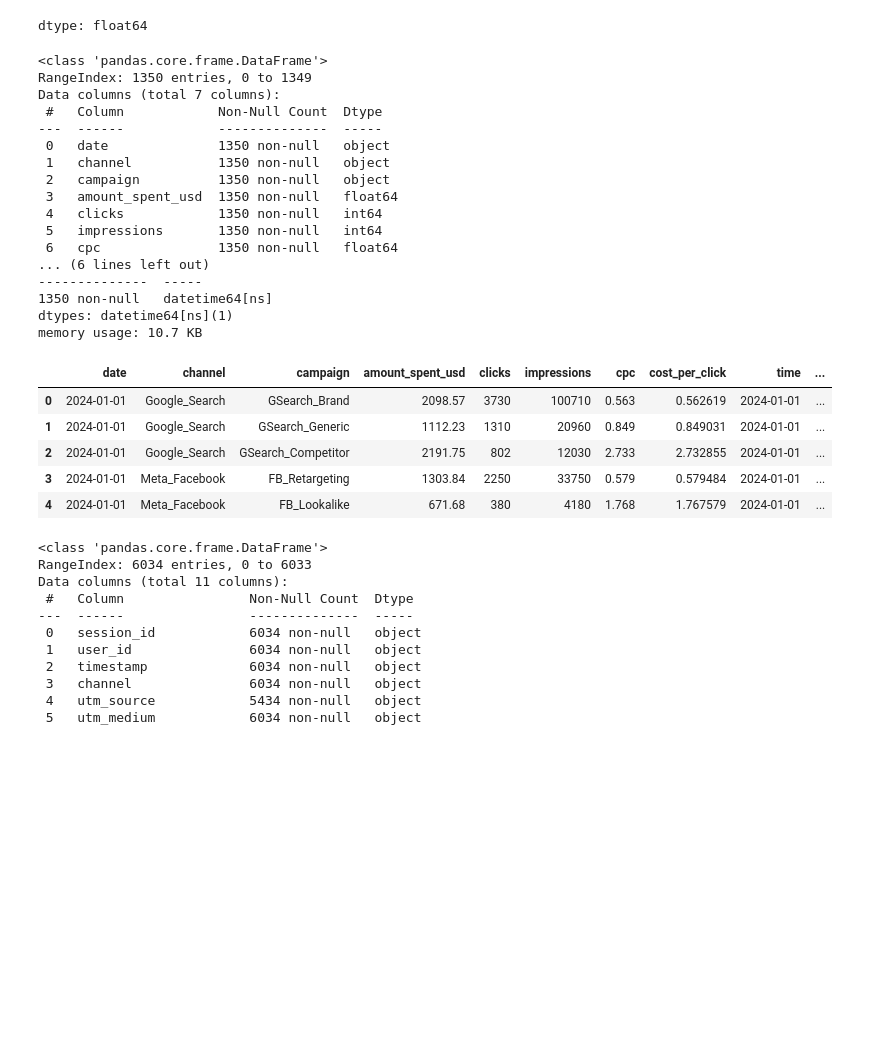
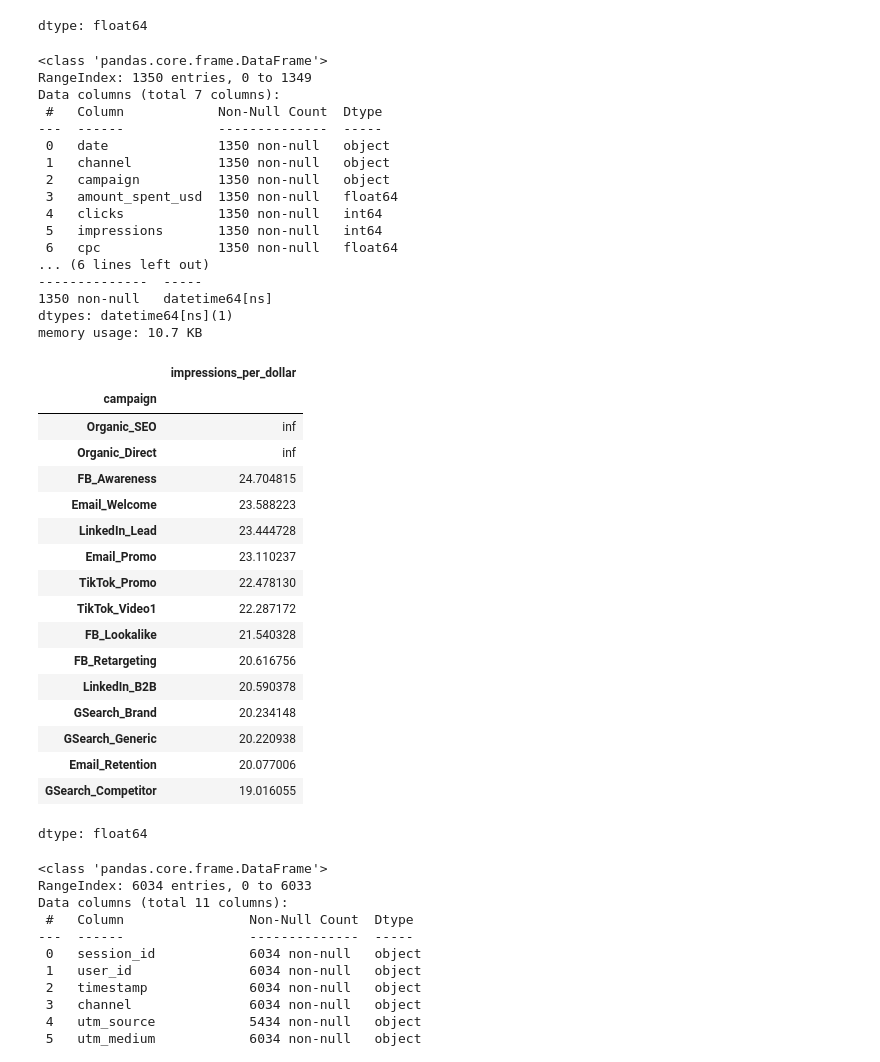
Before and after one commit to banerjee109/Infotact-Data-Team-2, a Jupyter notebook: Assignmenet_1_Roughbook.ipynb, the cells around one changed output. Saved outputs shown, nothing was run; the diff lists cells and outputs as text; code cells hidden in the pictures; blank space fills up the shorter version.

Commit message:
Extracted average impressions created per dollar used in various campaigns in ad_spend_df

```diff
--- a/Assignmenet_1_Roughbook.ipynb
+++ b/Assignmenet_1_Roughbook.ipynb
@@ -269,39 +269,52 @@ ad_spend_df["date"].head(5)
 ad_spend_df["time"] = pd.to_datetime(ad_spend_df["date"])
 (ad_spend_df["time"]).info()
 ad_spend_df["month"]=ad_spend_df["time"].dt.month
 ad_spend_df["day"] = ad_spend_df["time"].dt.day_name()
 ad_spend_df["month"]=ad_spend_df["time"].dt.month
 ad_spend_df["day"].unique()
 ad_spend_df["day"].nunique()
 ad_spend_df["month"].nunique()
 ad_spend_df.groupby(["month","day"])["amount_spent_usd"].mean()
 ad_spend_df.groupby(["day","month"])["amount_spent_usd"].sum().sort_index(level="day",ascending=False)
 ad_spend_df.head(3)
 ad_spend_df["impressions_per_dollar"]=ad_spend_df["impressions"] / ad_spend_df["amount_spent_usd"]
+ad_spend_df.groupby("campaign")["impressions_per_dollar"].mean().sort_values(ascending=False)
 # %% [output]
 <class 'pandas.core.frame.DataFrame'>
 RangeIndex: 1350 entries, 0 to 1349
 Data columns (total 7 columns):
  #   Column            Non-Null Count  Dtype
 ---  ------            --------------  -----
  0   date              1350 non-null   object
  1   channel           1350 non-null   object
  2   campaign          1350 non-null   object
  3   amount_spent_usd  1350 non-null   float64
  4   clicks            1350 non-null   int64
  5   impressions       1350 non-null   int64
  6   cpc               1350 non-null   float64
 ... (6 lines left out)
 --------------  -----
 1350 non-null   datetime64[ns]
 dtypes: datetime64[ns](1)
 memory usage: 10.7 KB
-|  | date | channel | campaign | amount_spent_usd | clicks | impressions | cpc | cost_per_click | time | ... |
-| 0 | 2024-01-01 | Google_Search | GSearch_Brand | 2098.57 | 3730 | 100710 | 0.563 | 0.562619 | 2024-01-01 | ... |
-| 1 | 2024-01-01 | Google_Search | GSearch_Generic | 1112.23 | 1310 | 20960 | 0.849 | 0.849031 | 2024-01-01 | ... |
-| 2 | 2024-01-01 | Google_Search | GSearch_Competitor | 2191.75 | 802 | 12030 | 2.733 | 2.732855 | 2024-01-01 | ... |
-| 3 | 2024-01-01 | Meta_Facebook | FB_Retargeting | 1303.84 | 2250 | 33750 | 0.579 | 0.579484 | 2024-01-01 | ... |
-| 4 | 2024-01-01 | Meta_Facebook | FB_Lookalike | 671.68 | 380 | 4180 | 1.768 | 1.767579 | 2024-01-01 | ... |
+|  | impressions_per_dollar |
+| campaign |  |
+| Organic_SEO | inf |
+| Organic_Direct | inf |
+| FB_Awareness | 24.704815 |
+| Email_Welcome | 23.588223 |
+| LinkedIn_Lead | 23.444728 |
+| Email_Promo | 23.110237 |
+| TikTok_Promo | 22.478130 |
+| TikTok_Video1 | 22.287172 |
+| FB_Lookalike | 21.540328 |
+| FB_Retargeting | 20.616756 |
+| LinkedIn_B2B | 20.590378 |
+| GSearch_Brand | 20.234148 |
+| GSearch_Generic | 20.220938 |
+| Email_Retention | 20.077006 |
+| GSearch_Competitor | 19.016055 |
+dtype: float64
 # %%
 import pandas as pd
 import numpy as np
```
